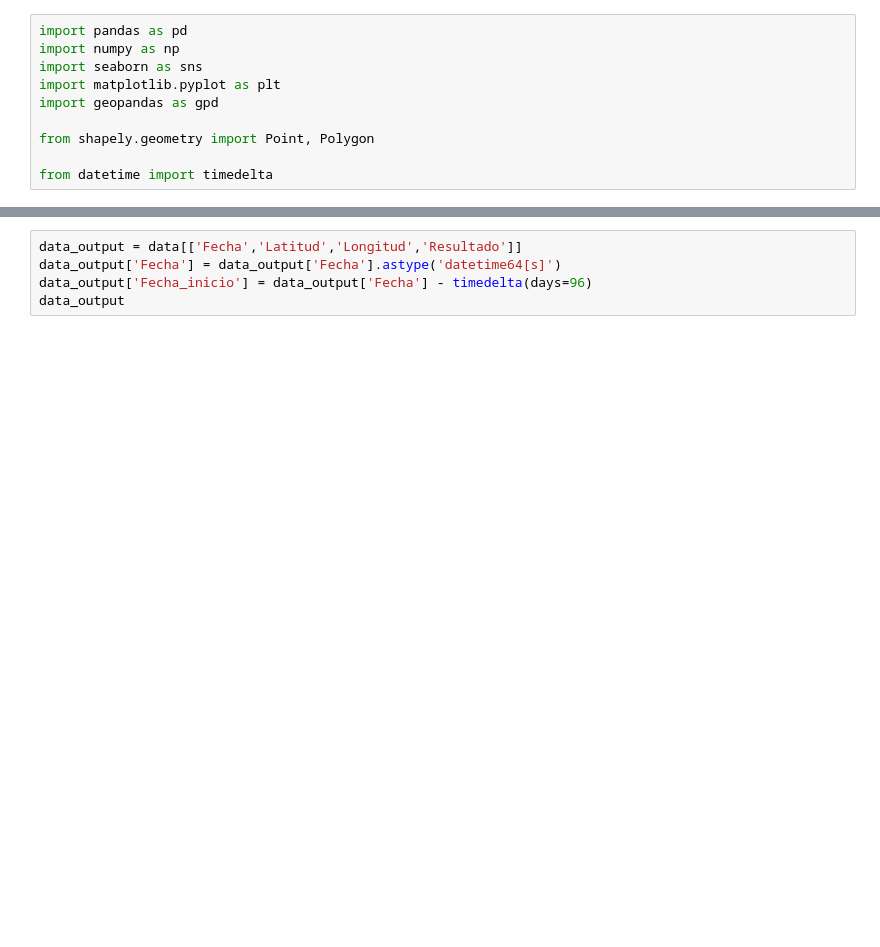
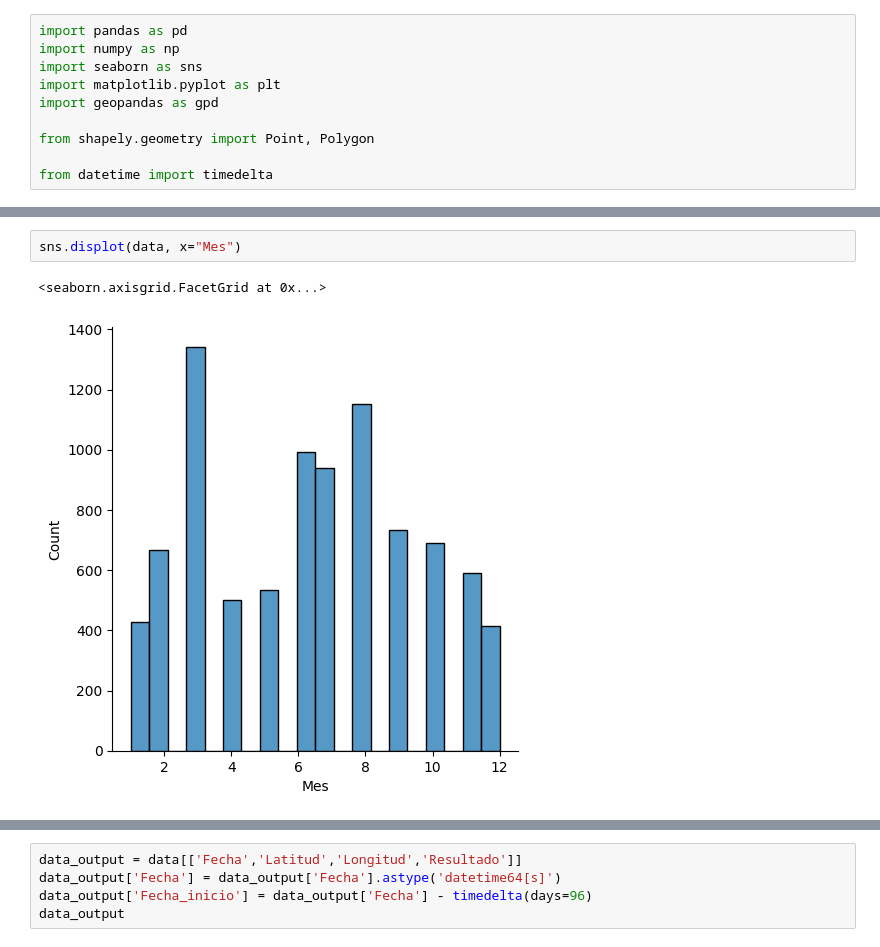
Before and after one commit to apr159/locust, a Jupyter notebook: 0-analisis-datos-b.ipynb, the cells around one changed output, grey strips where cells are left out. Drawn from its saved outputs; the diff is of its cells as text; blank space fills up the shorter version.

```diff
--- a/0-analisis-datos-b.ipynb
+++ b/0-analisis-datos-b.ipynb
@@ -18,3 +31,8 @@ data
+# %%
+sns.displot(data, x="Mes")
+# %% [output]
+<seaborn.axisgrid.FacetGrid at 0x...>
+[figure, added]
 # %%
 data = data[data['Actividad_Realizada'] == 'Exploración']
 data['Resultado'].value_counts()
```
Also changed, not shown: parts of 7 cells of this notebook, 11 other files.
